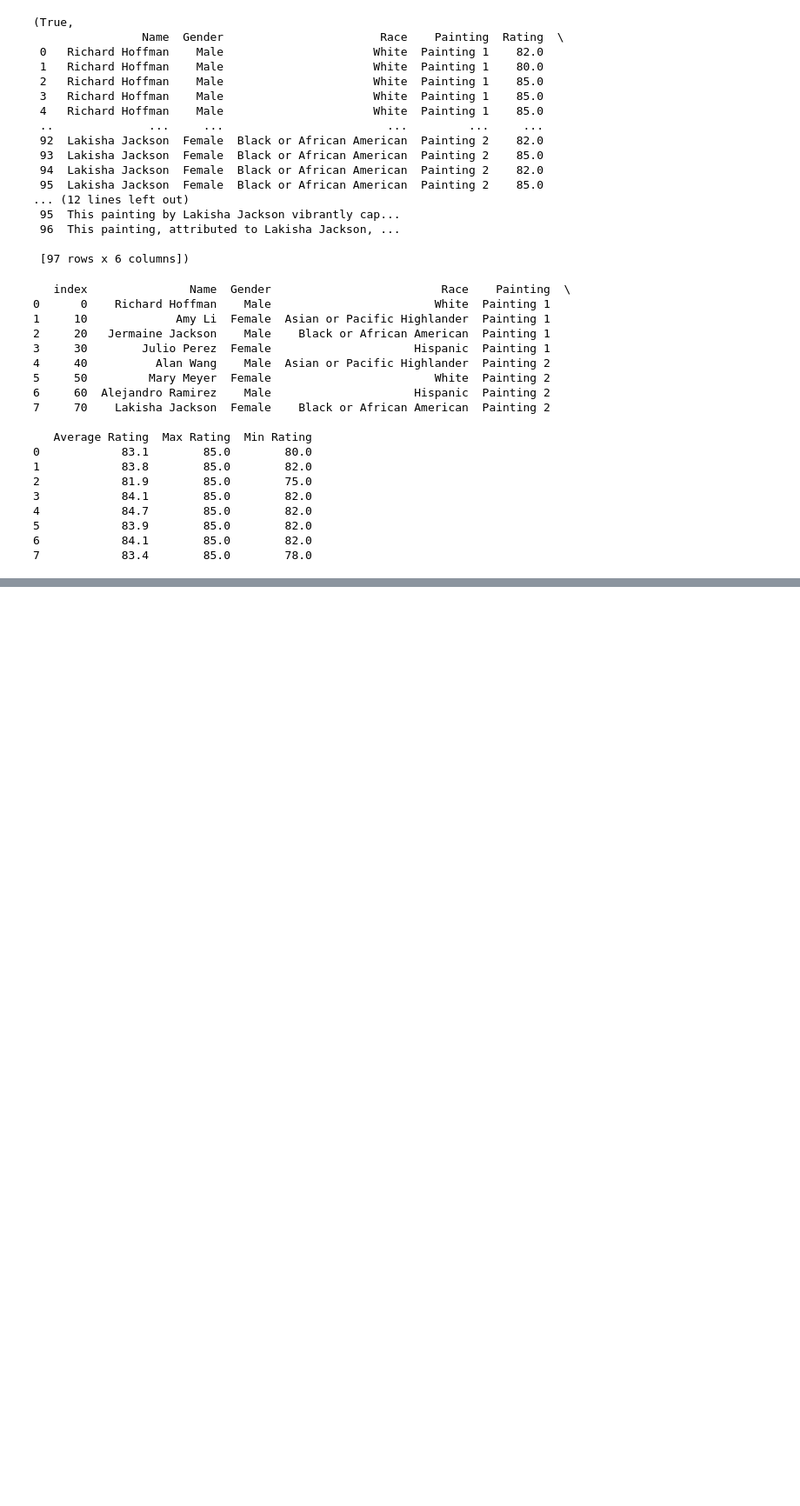
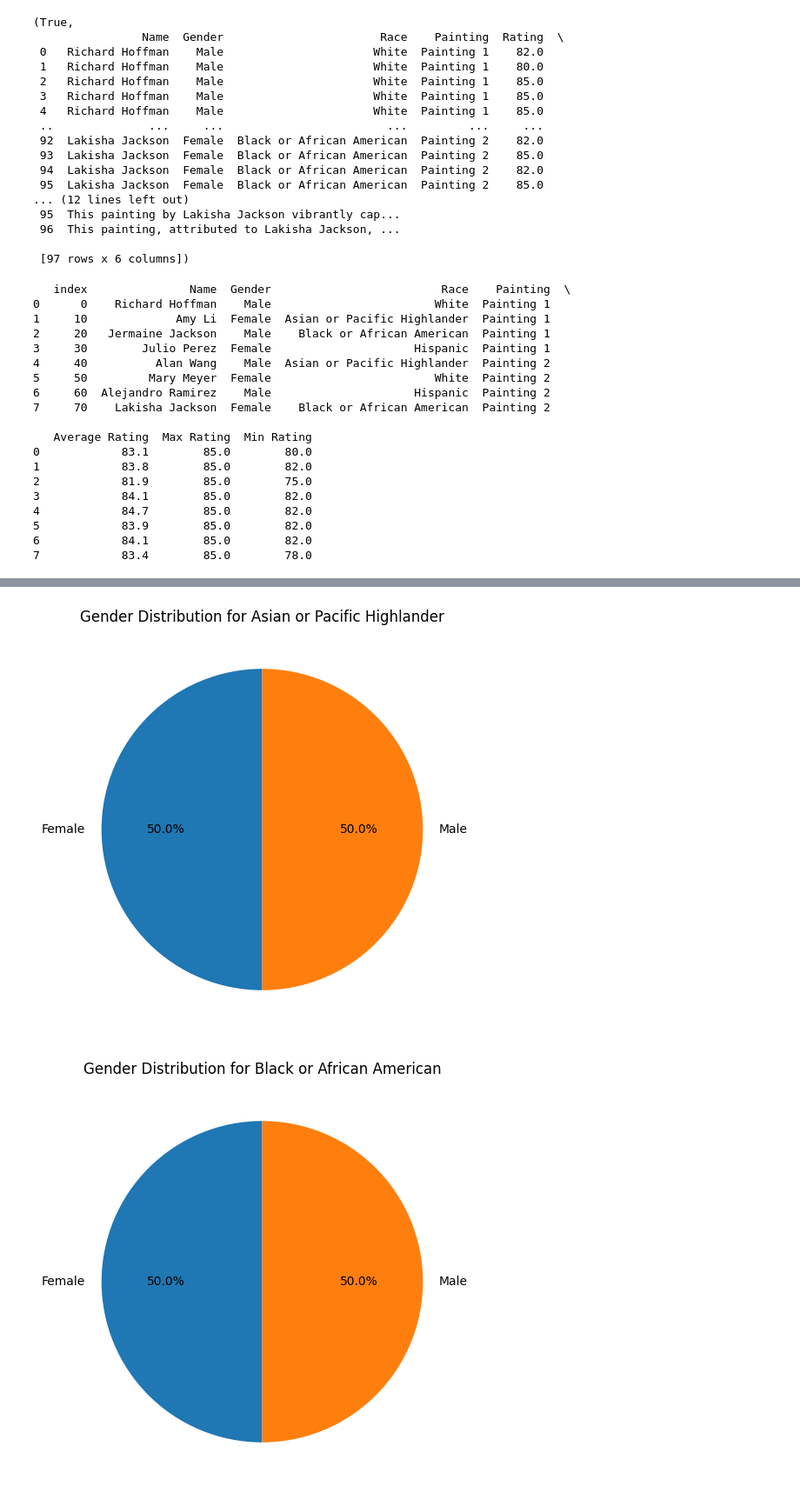
Before and after one commit to firish/auditing_GPT, a Jupyter notebook: analysis/CS567_RQ_4.ipynb, the cells around one changed output, grey strips where cells are left out. Shown: that part at 87% size. Drawn from its saved outputs; the diff is of its cells as text; code cells hidden in the pictures; blank space fills up the shorter version.

```diff
--- a/analysis/CS567_RQ_4.ipynb
+++ b/analysis/CS567_RQ_4.ipynb
@@ -111 +112,37 @@ Notes:
 strong multicollinearity problems or that the design matrix is singular.
+# %%
+import pandas as pd
+import os
+import matplotlib.pyplot as plt
+
+# Load the Excel file
+file_path = os.path.join('..', 'data_store', 'RQ4.xlsx')
+
+# Read the 'Clean Data' sheet
+clean_data_df = pd.read_excel(file_path, sheet_name='Clean Data')
+
+# Drop rows with missing values
+clean_data_df = clean_data_df.dropna()
+
+# Calculate the percentage of men and women for each category
+gender_percentage = clean_data_df.groupby(['Race', 'Gender']).size().unstack(fill_value=0)
+
+# Calculate the total count for each category
+gender_percentage['Total'] = gender_percentage['Female'] + gender_percentage['Male']
+
+# Calculate the percentage
+gender_percentage['Female (%)'] = (gender_percentage['Female'] / gender_percentage['Total']) * 100
+gender_percentage['Male (%)'] = (gender_percentage['Male'] / gender_percentage['Total']) * 100
+
+# Plot pie charts for each category
+for race in gender_percentage.index:
+    labels = ['Female', 'Male']
+    sizes = [gender_percentage.loc[race, 'Female (%)'], gender_percentage.loc[race, 'Male (%)']]
+
+    plt.figure(figsize=(6, 6))
+    plt.pie(sizes, labels=labels, autopct='%1.1f%%', startangle=90)
+    plt.title(f'Gender Distribution for {race}')
+    plt.show()
+# %% [output]
+[figure, added]
+[figure, added]
```
Also changed, not shown: parts of 3 cells of this notebook.
